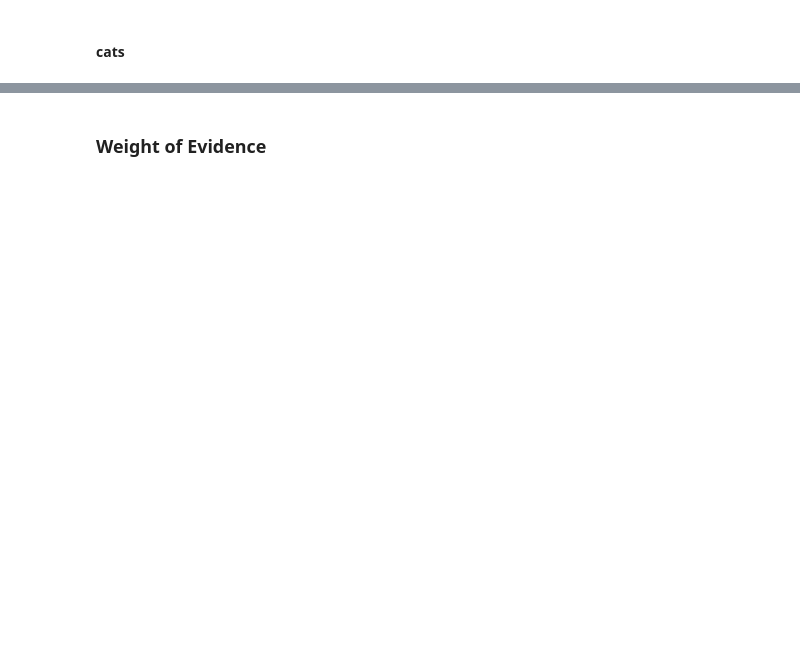
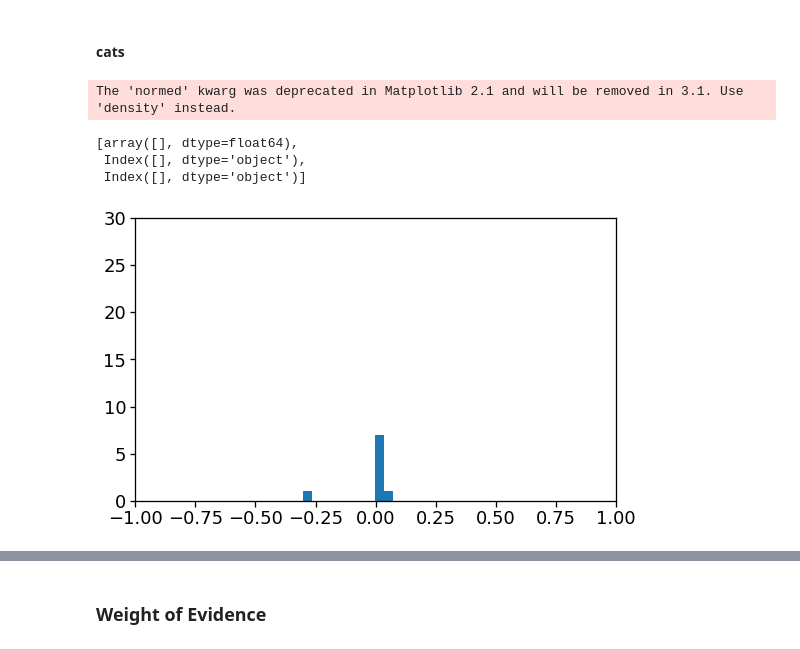
Before and after one commit to edwardjansen/PD, a Jupyter notebook: Bivariate Analysis.ipynb, the cells around one changed output, grey strips where cells are left out. Drawn from its saved outputs; the diff is of its cells as text; code cells hidden in the pictures; blank space fills up the shorter version.

Commit message:
worked on correlation

```diff
--- a/Bivariate Analysis.ipynb
+++ b/Bivariate Analysis.ipynb
@@ -124,2 +140,11 @@ corr_test_df
 # %% [markdown]
 #### cats
+# %%
+corr_test_df = correlation_check(df[cats], threshold=0.6, method='spearman')
+corr_test_df
+# %% [output]
+The 'normed' kwarg was deprecated in Matplotlib 2.1 and will be removed in 3.1. Use 'density' instead.
+[array([], dtype=float64),
+ Index([], dtype='object'),
+ Index([], dtype='object')]
+[figure, added]
```
Also changed, not shown: parts of 7 cells of this notebook.
